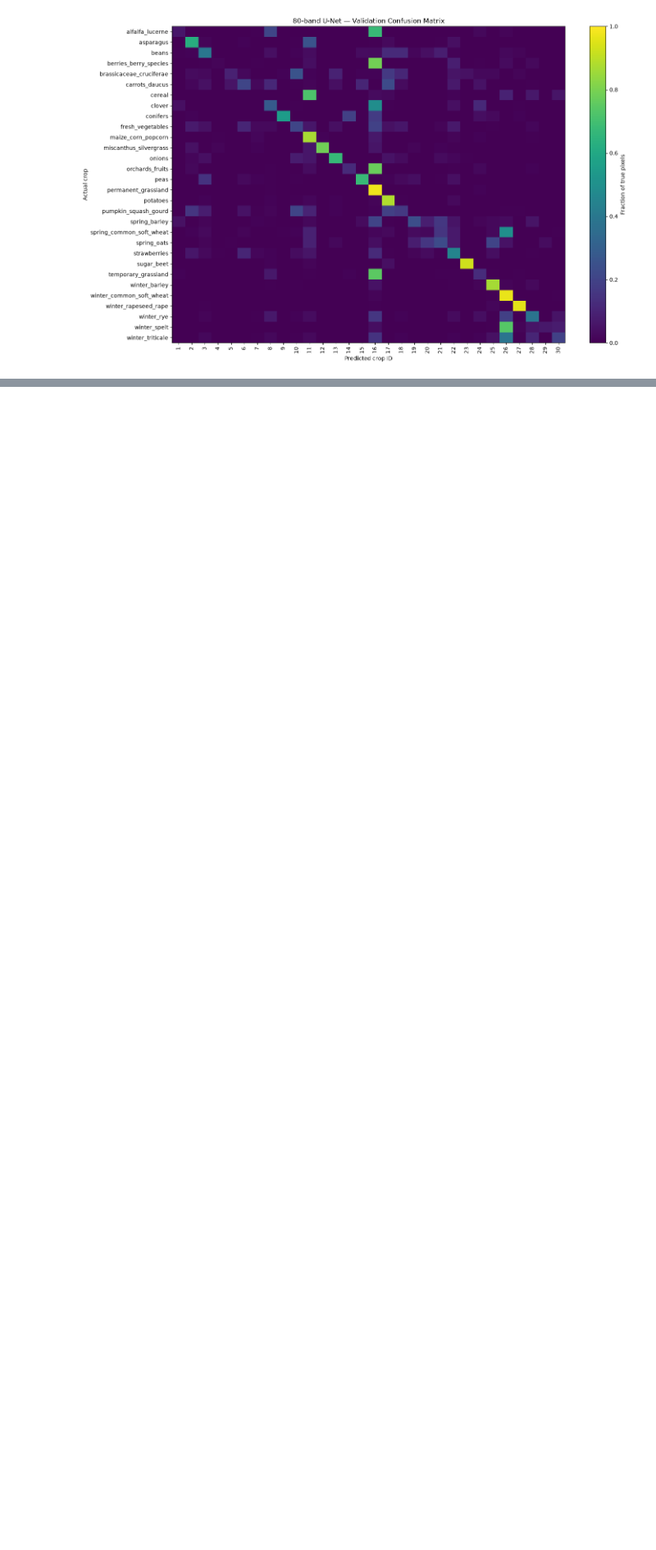
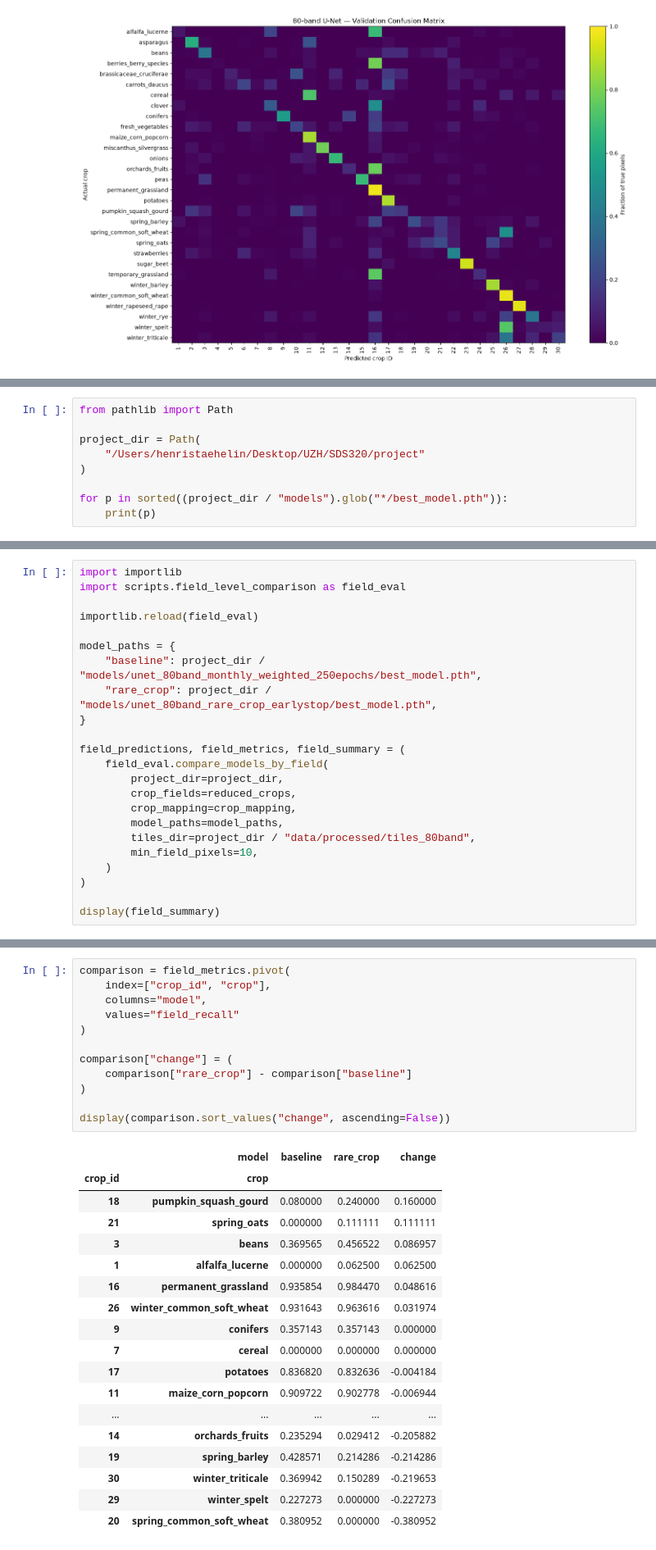
Before and after one commit to staehelinhenrimax-droid/European-Spectral-Crop-Identification, a Jupyter notebook: notebooks/Functionalized_workflow.ipynb, the cells around one changed output, grey strips where cells are left out. Shown at 82% size. Cells and saved outputs as stored; diff of their text form; blank space fills up the shorter version.

Commit message:
field level evaluation and model comparison

```diff
--- a/notebooks/Functionalized_workflow.ipynb
+++ b/notebooks/Functionalized_workflow.ipynb
@@ -1730,0 +1734,9 @@ plt.show()
+# %%
+from pathlib import Path
+
+project_dir = Path(
+    "/Users/henristaehelin/Desktop/UZH/SDS320/project"
+)
+
+for p in sorted((project_dir / "models").glob("*/best_model.pth")):
+    print(p)
@@ -1730,0 +1753,23 @@ plt.show()
+# %%
+import importlib
+import scripts.field_level_comparison as field_eval
+
+importlib.reload(field_eval)
+
+model_paths = {
+    "baseline": project_dir / "models/unet_80band_monthly_weighted_250epochs/best_model.pth",
+    "rare_crop": project_dir / "models/unet_80band_rare_crop_earlystop/best_model.pth",
+}
+
+field_predictions, field_metrics, field_summary = (
+    field_eval.compare_models_by_field(
+        project_dir=project_dir,
+        crop_fields=reduced_crops,
+        crop_mapping=crop_mapping,
+        model_paths=model_paths,
+        tiles_dir=project_dir / "data/processed/tiles_80band",
+        min_field_pixels=10,
+    )
+)
+
+display(field_summary)
@@ -1730,0 +1797,31 @@ plt.show()
+# %%
+comparison = field_metrics.pivot(
+    index=["crop_id", "crop"],
+    columns="model",
+    values="field_recall"
+)
+
+comparison["change"] = (
+    comparison["rare_crop"] - comparison["baseline"]
+)
+
+display(comparison.sort_values("change", ascending=False))
+# %% [output]
+|  | model | baseline | rare_crop | change |
+| crop_id | crop |  |  |  |
+| 18 | pumpkin_squash_gourd | 0.080000 | 0.240000 | 0.160000 |
+| 21 | spring_oats | 0.000000 | 0.111111 | 0.111111 |
+| 3 | beans | 0.369565 | 0.456522 | 0.086957 |
+| 1 | alfalfa_lucerne | 0.000000 | 0.062500 | 0.062500 |
+| 16 | permanent_grassland | 0.935854 | 0.984470 | 0.048616 |
+| 26 | winter_common_soft_wheat | 0.931643 | 0.963616 | 0.031974 |
+| 9 | conifers | 0.357143 | 0.357143 | 0.000000 |
+| 7 | cereal | 0.000000 | 0.000000 | 0.000000 |
+| 17 | potatoes | 0.836820 | 0.832636 | -0.004184 |
+| 11 | maize_corn_popcorn | 0.909722 | 0.902778 | -0.006944 |
+| ... | ... | ... | ... | ... |
+| 14 | orchards_fruits | 0.235294 | 0.029412 | -0.205882 |
+| 19 | spring_barley | 0.428571 | 0.214286 | -0.214286 |
+| 30 | winter_triticale | 0.369942 | 0.150289 | -0.219653 |
+| 29 | winter_spelt | 0.227273 | 0.000000 | -0.227273 |
+| 20 | spring_common_soft_wheat | 0.380952 | 0.000000 | -0.380952 |
```
Also changed, not shown: parts of 5 cells of this notebook, 1 other file.
